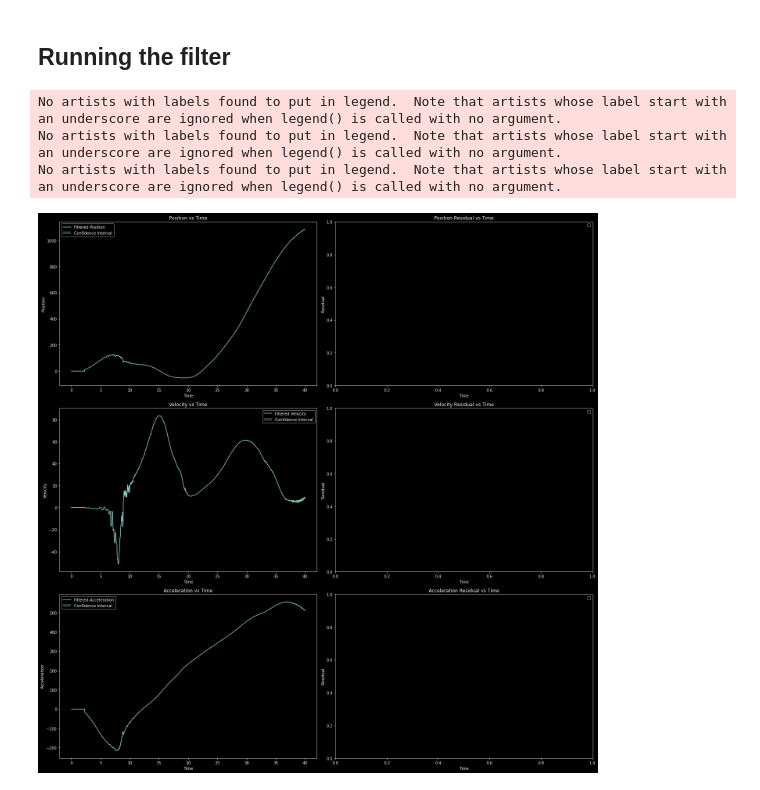
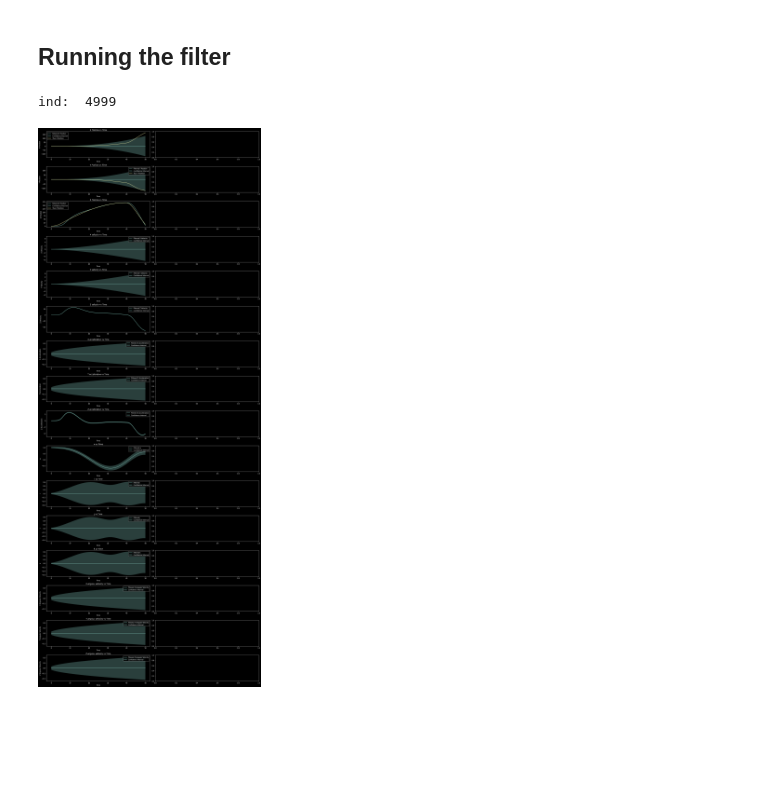
Before and after one commit to Willmac16/fused-kalman-localization, a Jupyter notebook: rocket_example/sensor_pickle_work.ipynb, the cells around one changed output. Drawn from its saved outputs; the diff is of its cells as text; code cells hidden in the pictures; blank space fills up the shorter version.

```diff
--- a/rocket_example/sensor_pickle_work.ipynb
+++ b/rocket_example/sensor_pickle_work.ipynb
@@ -239,70 +251,86 @@ omega_corrector = OmegaCorrector(gyro_noise, noise_lerp=0.0, num_states=NUM_STAT
 ## Running the filter
 # %%
 dt = 0.01
-total_time = 40
+total_time = 50
 
 times = np.arange(0, total_time, dt)
 
 starting_state = np.array([0, 0, 0, 0, 0, 0, 0, 0, 0, 1, 0 ,0 ,0, 0, 0, 0])
 # %%
-
 state_history = np.zeros((NUM_STATES, len(times)))
 cov_history = np.zeros((NUM_STATES, NUM_STATES, len(times)))
 
 state = starting_state
-cov = np.diag(np.ones(NUM_STATES, )) * 1e-6
+# cov = np.random.rand(NUM_STATES, NUM_STATES)
+# cov += cov.T
+# cov /= 1e3
+
+# cov += np.eye(NUM_STATES) * 1e-7
+
+
+
+cov = np.eye(NUM_STATES) * 1e-3
 
 for ind, t in enumerate(times):
-    state, cov = state_predictor.predict(state, cov, dt)
+  print("ind: ", ind, end='\r')
+  state, cov = state_predictor.predict(state, cov, dt)
 
-    state, cov = gps_corrector.correct(state, cov, gps_sense[ind, :], state_predictor)
+  # state, cov = gps_corrector.correct(state, cov, gps_sense[ind, :], state_predictor)
 
-    state, cov = accel_corrector.correct(state, cov, accel_sense[ind, :], state_predictor)
+  state, cov = baro_corrector.correct(state, cov, baro_sense[ind, :], state_predictor)
 
-    state_history[:, ind] = state
-    cov_history[:, :, ind] = cov
+  # state, cov = accel_corrector.correct(state, cov, accel_sense[ind, :], state_predictor)
+
+  # state, cov = omega_corrector.correct(state, cov, gyro_sense[ind, :], state_predictor)
+
+  state_history[:, ind] = state
+  cov_history[:, :, ind] = cov
+# %% [output]
+ind:  4999
 # %%
 # Plotting position, velocity, acceleration, state variance, and residual over time
-fig, axs = plt.subplots(3, 2, figsize=(20, 20))
+fig, axs = plt.subplots(3 * 3 + 4 + 3, 2, figsize=(20, 50))
 
-for ind, label in enumerate(["Position", "Velocity", "Acceleration"]):
+for ind, label in enumerate(["X Position", "Y Position", "Z Position", "X Velocity", "Y Velocity", "Z Velocity", "X Acceleration", "Y Acceleration", "Z Acceleration", "w", "i", "j", "k", "X Angular Velocity", "Y Angular Velocity", "Z Angular Velocity"]):
   # Plotting position vs time
   axs[ind, 0].plot(times, state_history[ind, :], label='Filtered {}'.format(label))
   axs[ind, 0].fill_between(times, state_history[ind, :] - np.sqrt(cov_history[ind, ind, :]),
             state_history[ind, :] + np.sqrt(cov_history[ind, ind, :]),
             alpha=0.3, label='Confidence Interval')
+  if ind < 3:
+    axs[ind, 0].plot(times, rocket_pos[:, ind], label='True {}'.format(label))
+
+  # if ind >= 6 and ind < 9:
+  #  axs[ind, 0].plot(times, accel_sense[:, ind - 6], label='Sensor {}'.format(label))
   # axs[ind, 0].plot(times, true_states[ind, :], label='True {}'.format(label))
   # if ind == 0:
   #   axs[ind, 0].scatter(times, pos_measurements.T, label='Position Measurements', alpha=0.25)
   # if ind == 2:
   #   axs[ind, 0].scatter(times, accel_measurements.T, label='Acceleration Measurements', alpha=0.25)
 
   axs[ind, 0].set_xlabel('Time')
   axs[ind, 0].set_ylabel(label)
   axs[ind, 0].set_title('{} vs Time'.format(label))
   axs[ind, 0].legend()
 
   # Plotting residual vs time
   # axs[ind, 1].plot(times, state_history[ind, :] - true_states[ind, :], label='Residual')
-  axs[ind, 1].set_xlabel('Time')
-  axs[ind, 1].set_ylabel('Residual')
-  axs[ind, 1].set_title('{} Residual vs Time'.format(label))
-  axs[ind, 1].legend()
+  # axs[ind, 1].set_xlabel('Time')
+  # axs[ind, 1].set_ylabel('Residual')
+  # axs[ind, 1].set_title('{} Residual vs Time'.format(label))
+  # axs[ind, 1].legend()
 
 
 # # Plotting state variance vs time
 # axs[3 - 3, 1].plot(times, cov_history[1, 1, :], label='Velocity Variance')
 # axs[3 - 3, 1].set_xlabel('Time')
 # axs[3 - 3, 1].set_ylabel('Variance')
 # axs[3 - 3, 1].set_title('Velocity Variance vs Time')
 # axs[3 - 3, 1].legend()
 
 
 
 plt.tight_layout()
 plt.show()
 # %% [output]
-No artists with labels found to put in legend.  Note that artists whose label start with an underscore are ignored when legend() is called with no argument.
-No artists with labels found to put in legend.  Note that artists whose label start with an underscore are ignored when legend() is called with no argument.
-No artists with labels found to put in legend.  Note that artists whose label start with an underscore are ignored when legend() is called with no argument.
-[figure, old version]
+[figure, new version]
```
Also changed, not shown: parts of 6 cells of this notebook, 3 other files.
